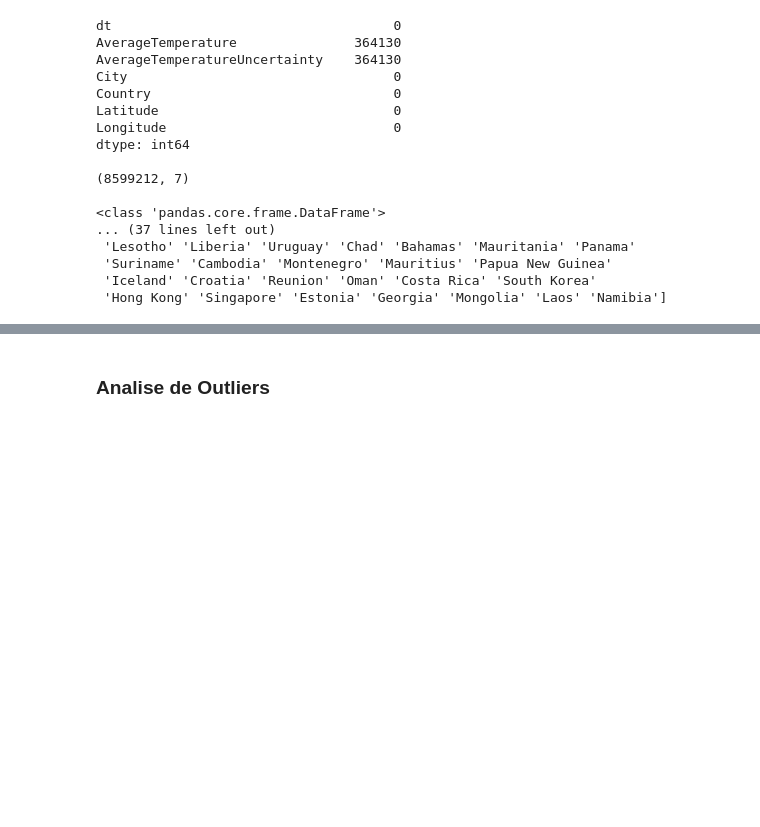
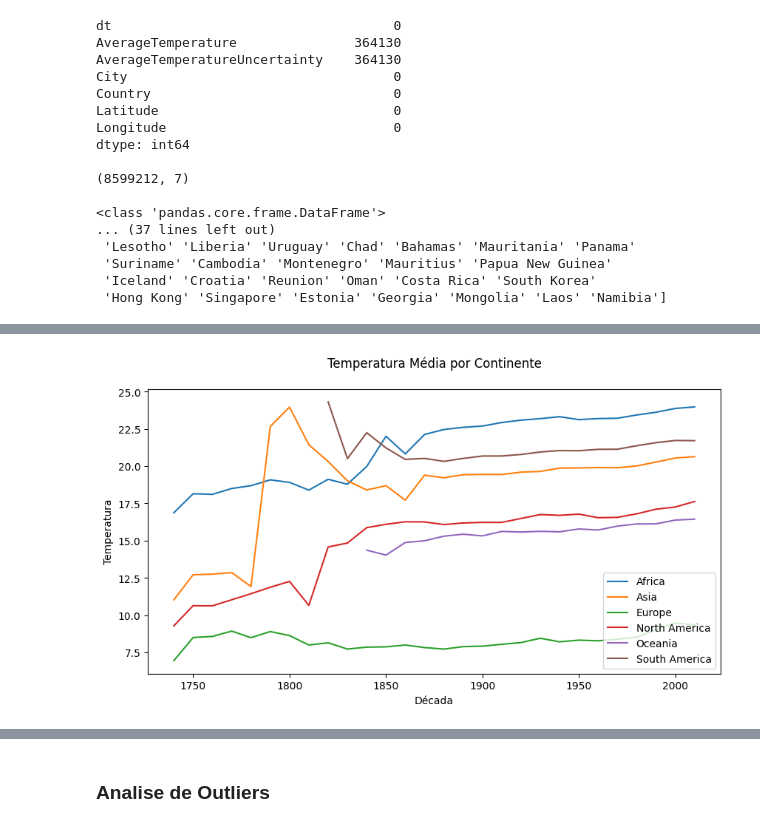
Before and after one commit to olher/ProjetoAplicado1, a Jupyter notebook: Analise Exploratoria.ipynb, the cells around one changed output, grey strips where cells are left out. Drawn from its saved outputs; the diff is of its cells as text; code cells hidden in the pictures; blank space fills up the shorter version.

```diff
--- a/Analise Exploratoria.ipynb
+++ b/Analise Exploratoria.ipynb
@@ -135,0 +180,12 @@ plt.show()
+# %%
+fig, ax = plt.subplots(figsize=(10, 5)) # Ajuste Tamanho
+
+# lineplot:
+sns.lineplot(x=continente['decada'], y=continente['AverageTemperature'], hue=continente['Continents'])
+plt.xlabel('Década')
+plt.ylabel('Temperatura')
+plt.title('Temperatura Média por Continente\n')
+plt.legend(title='', loc='lower right')
+plt.show()
+# %% [output]
+[figure, added]
```
Also changed, not shown: parts of 24 cells of this notebook, 1 other file.
